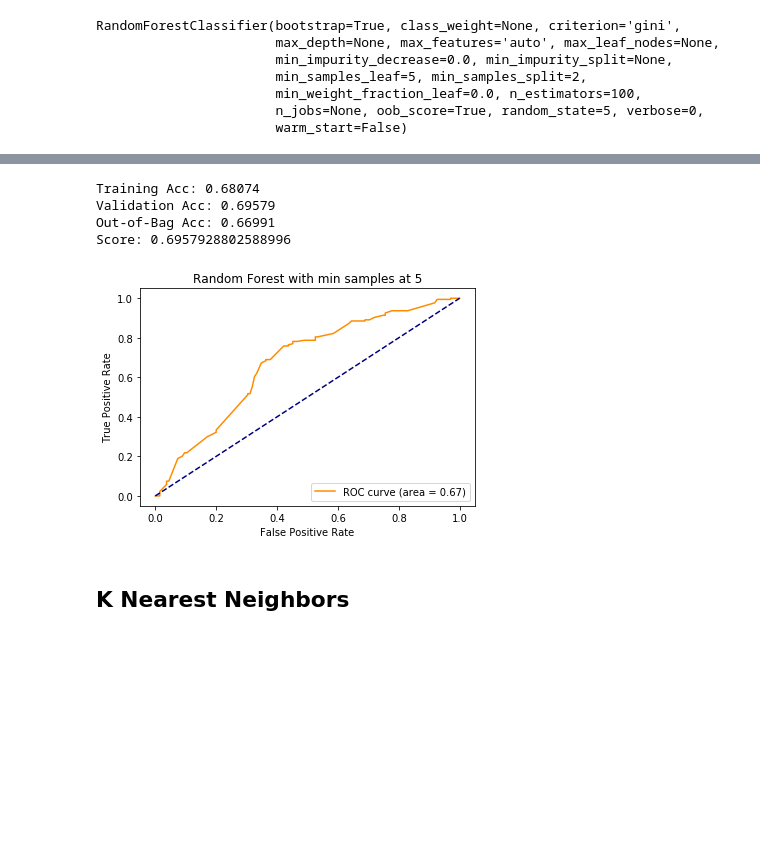
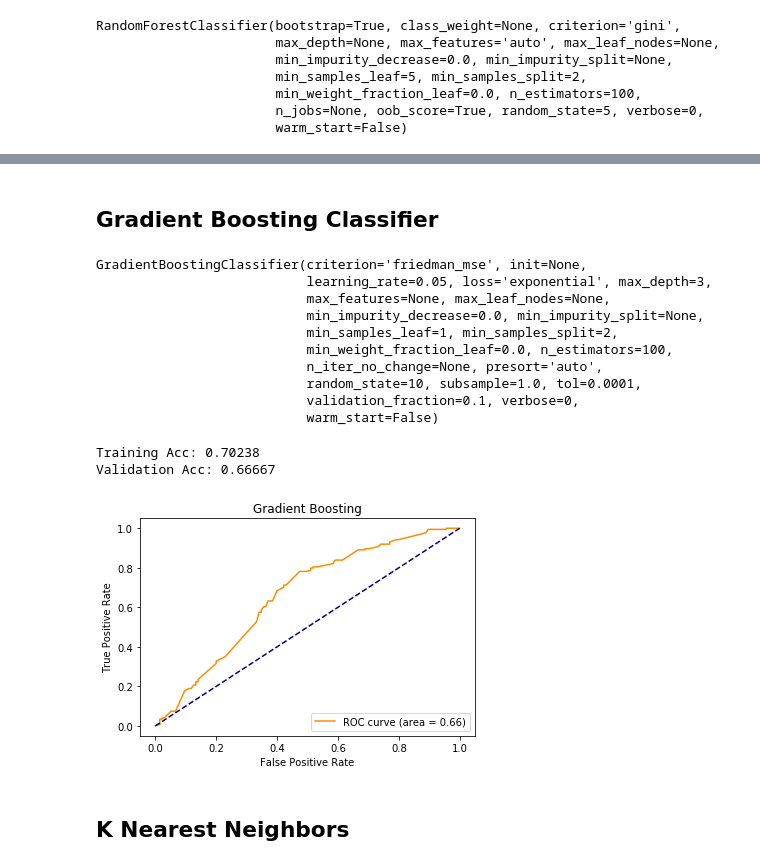
Before and after one commit to Fred-B-Berendse/dsd-interview, a Jupyter notebook: jarid-eda.ipynb, the cells around one changed output, grey strips where cells are left out. Cells and saved outputs as stored; diff of their text form; code cells hidden in the pictures; blank space fills up the shorter version.

```diff
--- a/jarid-eda.ipynb
+++ b/jarid-eda.ipynb
@@ -149,3 +152,44 @@ df
+# %%
+def clean_locations(series):
+    # Cleans locations in a pandas series
+    ext = series.str.extract('(\w+)')
+    ext[0] = ext[0].replace('Gurgaonr','Gurgaon')
+    return ext[0].str.capitalize()
+# %%
+df['location'] = clean_locations(df['location'])
+df['cand_cur_loc'] = clean_locations(df['cand_cur_loc'])
+df['cand_job_loc'] = clean_locations(df['cand_job_loc'])
+df['interview_loc'] = clean_locations(df['interview_loc'])
+# %%
+def get_distance(series1,series2):
+    # Returns the L2 distance (in km) from series1 to series2;
+    # series1 and series2 are pandas series containing locations
+    # From https://distancecalculator.globefeed.com/India_Distance_Calculator.asp
+    loc_list = ['Bangalore', 'Chennai', 'Cochin',
+                'Delhi', 'Gurgaon', 'Hosur',
+                'Hyderabad', 'Noida', 'Visakapatinam']
+
+    distances = np.array(
+        [[   0,  290,  354, 1750,  346,  248,   39, 2127,  799],
+         [ 290,    0,  692, 1768, 1742,  268,  515, 1748,  602],
+         [ 354,  692,    0, 2090, 2062,  356,  863, 2675, 1429],
+         [1750, 1768, 2090,    0,   43, 1777, 1266,   46, 1375],
+         [ 346, 1742, 2062,   43,    0, 1750, 1240,   51, 1354],
+         [ 248,  268,  356, 1777, 1750,    0,  608, 1757,  798],
+         [  39,  515,  863, 1266, 1240,  608,    0, 1536,  503],
+         [2127, 1748, 2675,   46,   51, 1757, 1536,    0, 1344],
+         [ 799,  602, 1429, 1375, 1354,  798,  503, 1344,    0]]
+         )
+
+    dist_list = []
+    for loc1, loc2 in zip(series1.values, series2.values):
+        idx1 = loc_list.index(loc1)
+        idx2 = loc_list.index(loc2)
+        dist_list.append(distances[idx1,idx2])
+    return pd.Series(dist_list, index=series1.index)
+# %%
+df['d_loc2job'] = get_distance(df['location'], df['cand_job_loc'])
+df['d_loc2int'] = get_distance(df['location'], df['interview_loc'])
 # %% [markdown]
 ## Columns to convert to 1s and 0s
 'Gender'
@@ -321,24 +356,36 @@ RandomForestClassifier(bootstrap=True, class_weight=None, criterion='entropy',
+# %% [markdown]
+## Gradient Boosting Classifier
+# %%
+gb = GradientBoostingClassifier(loss='exponential', learning_rate=0.05, random_state=10)
+gb.fit(X_train, y_train)
+# %% [output]
+GradientBoostingClassifier(criterion='friedman_mse', init=None,
+                           learning_rate=0.05, loss='exponential', max_depth=3,
+                           max_features=None, max_leaf_nodes=None,
+                           min_impurity_decrease=0.0, min_impurity_split=None,
+                           min_samples_leaf=1, min_samples_split=2,
+                           min_weight_fraction_leaf=0.0, n_estimators=100,
+                           n_iter_no_change=None, presort='auto',
+                           random_state=10, subsample=1.0, tol=0.0001,
+                           validation_fraction=0.1, verbose=0,
+                           warm_start=False)
 # %%
-print("Training Acc:", round(rfs.score(X_train, y_train),5)),
-print("Validation Acc:", round(rfs.score(X_test, y_test), 5))
-print("Out-of-Bag Acc:", round(rfs.oob_score_, 5))
-print("Score: {}".format(rfs.score(X_test, y_test)))
+print("Training Acc:", round(gb.score(X_train, y_train),5)),
+print("Validation Acc:", round(gb.score(X_test, y_test), 5))
 # %% [output]
-Training Acc: 0.68074
-Validation Acc: 0.69579
-Out-of-Bag Acc: 0.66991
-Score: 0.6957928802588996
+Training Acc: 0.70238
+Validation Acc: 0.66667
 # %%
 plt.plot(fpr, tpr, color = 'darkorange',
         label='ROC curve (area = %0.2f)' % roc_auc)
 plt.plot([0, 1], [0, 1], color='navy', linestyle='--')
 plt.legend(loc="lower right")
 plt.xlabel('False Positive Rate')
 plt.ylabel('True Positive Rate')
-plt.title('Random Forest with min samples at 5')
-plt.savefig('graphs/rf_cats_day_minsamp_entropy.jpg')
+plt.title('Gradient Boosting')
+plt.savefig('graphs/gb.jpg')
 # %% [output]
-[figure, old version]
+[figure, new version]
 # %% [markdown]
 ## K Nearest Neighbors
 # %%
```
Also changed, not shown: parts of 28 cells of this notebook, 6 other files.
